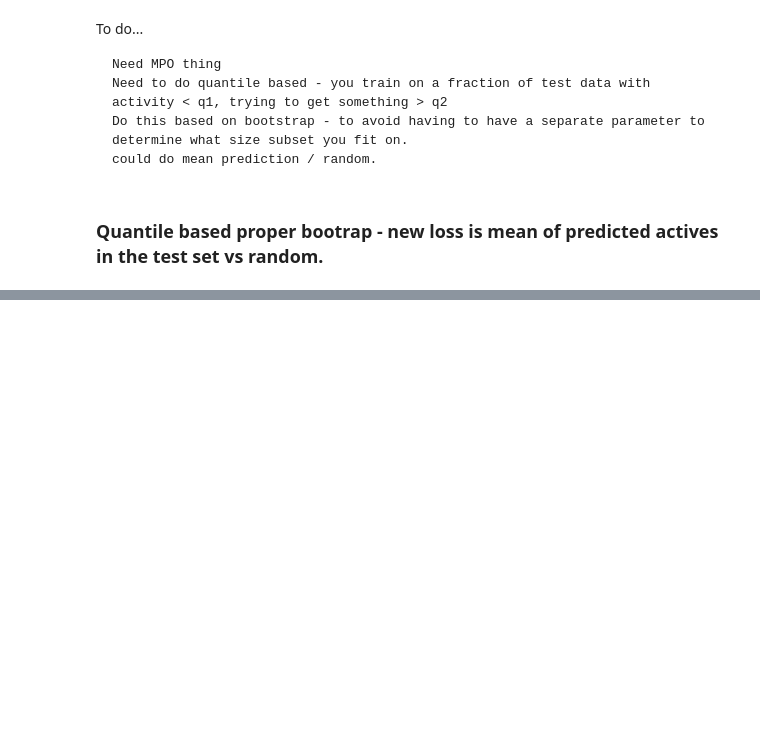
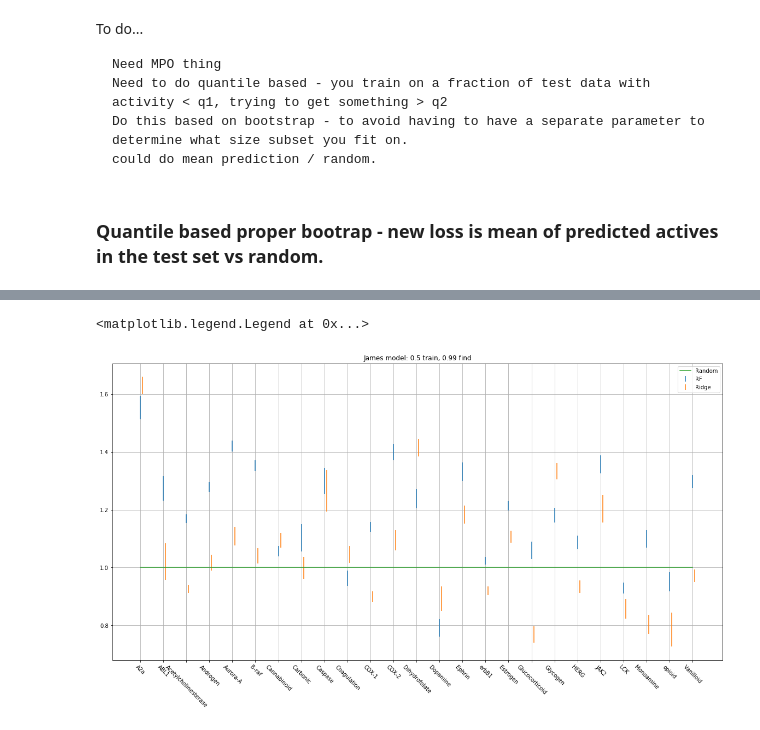
Before and after one commit to owatson/QuantileBootstrap, a Jupyter notebook: Paper2.ipynb, the cells around one changed output, grey strips where cells are left out. Drawn from its saved outputs; the diff is of its cells as text; code cells hidden in the pictures; blank space fills up the shorter version.

```diff
--- a/Paper2.ipynb
+++ b/Paper2.ipynb
@@ -690,0 +712,16 @@ runner()
+# %%
+rf = map(lambda x: fr[x + '_0.5_0.99']['rf']['mean'], targets)
+rfe = map(lambda x: fr[x + '_0.5_0.99']['rf']['stderr'], targets)
+rd = map(lambda x: fr[x + '_0.5_0.99']['ridge']['mean'], targets)
+rde = map(lambda x: fr[x + '_0.5_0.99']['ridge']['stderr'], targets)
+
+errorbar(np.arange(25), rf, rfe, label='RF', fmt='none')
+errorbar(np.arange(25)+0.1, rd, rde, label='Ridge', fmt='none')
+plot(np.arange(25), np.ones(25), label='Random')
+grid(True)
+title('James model: 0.5 train, 0.99 find')
+plt.xticks(np.arange(25), targets, rotation=-45)
+legend(loc='best')
+# %% [output]
+<matplotlib.legend.Legend at 0x...>
+[figure, added]
```
Also changed, not shown: parts of 14 cells of this notebook.
